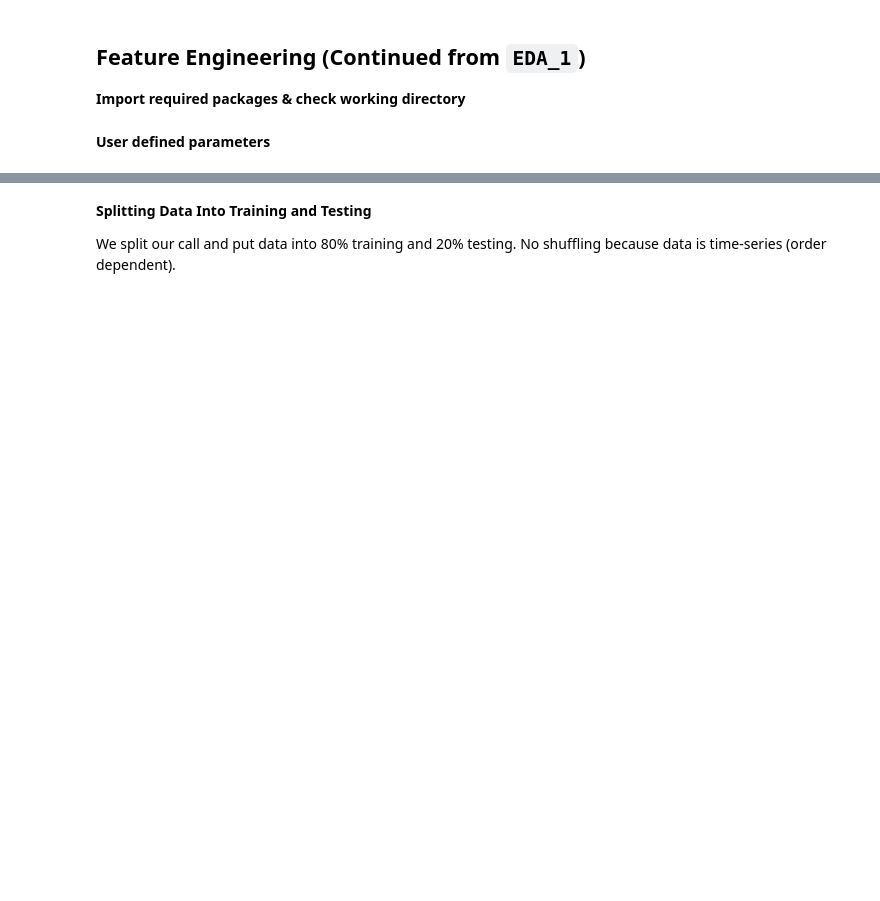
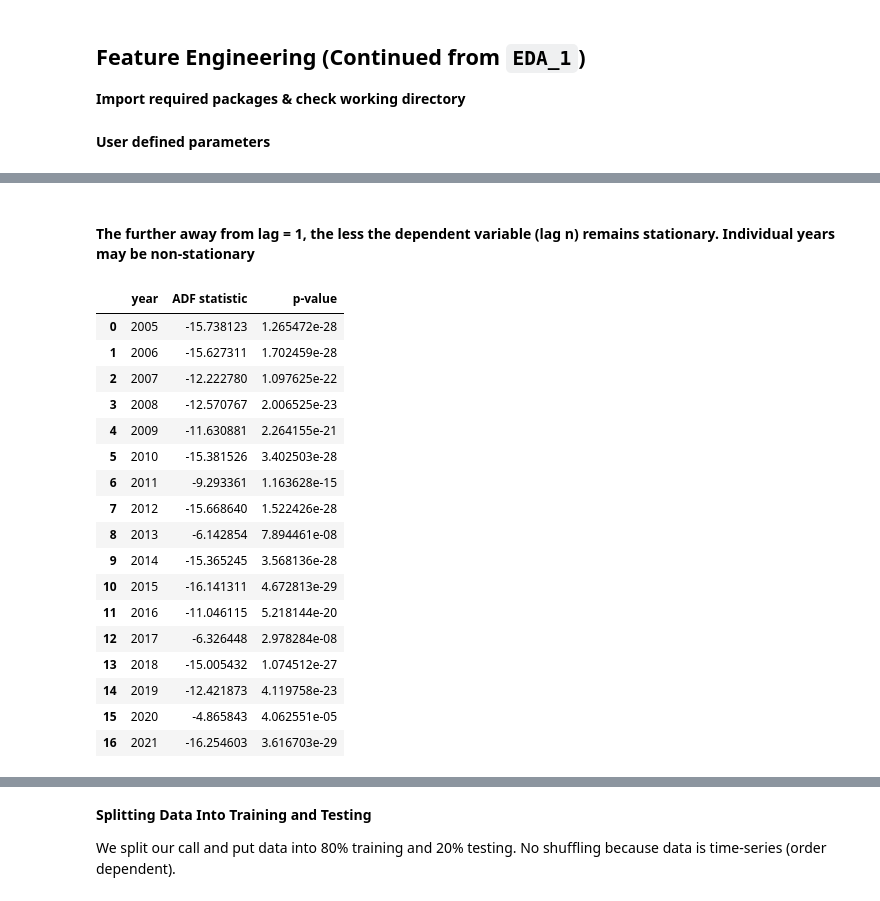
Before and after one commit to jacktan1/Options-Project, a Jupyter notebook: src/EDA_2.ipynb, the cells around one changed output, grey strips where cells are left out. Drawn from its saved outputs; the diff is of its cells as text; code cells hidden in the pictures; blank space fills up the shorter version.

```diff
--- a/src/EDA_2.ipynb
+++ b/src/EDA_2.ipynb
@@ -58,0 +207,37 @@ for n in ["calls", "puts"]:
+# %% [markdown]
+#### The further away from lag = 1, the less the dependent variable (lag n) remains stationary. Individual years may be non-stationary
+# %%
+test_lag = "1"
+dickey_df = pd.DataFrame(columns=["year", "ADF statistic", "p-value"])
+
+for n in range(min_year, max_year + 1):
+    # Filter by year
+    year_df = Y_LAGS_STAT[pd.to_datetime(Y_LAGS_STAT["date"]).dt.year == n]
+    # Get stats
+    if not year_df.empty:
+        adf_year = adfuller(year_df[test_lag].dropna(), regression="c", autolag="AIC")
+        dickey_df = dickey_df.append({"year": n, "ADF statistic": adf_year[0], "p-value": adf_year[1]},
+                                     ignore_index=True)
+
+dickey_df["year"] = dickey_df["year"].astype(int)
+
+dickey_df
+# %% [output]
+|  | year | ADF statistic | p-value |
+| 0 | 2005 | -15.738123 | 1.265472e-28 |
+| 1 | 2006 | -15.627311 | 1.702459e-28 |
+| 2 | 2007 | -12.222780 | 1.097625e-22 |
+| 3 | 2008 | -12.570767 | 2.006525e-23 |
+| 4 | 2009 | -11.630881 | 2.264155e-21 |
+| 5 | 2010 | -15.381526 | 3.402503e-28 |
+| 6 | 2011 | -9.293361 | 1.163628e-15 |
+| 7 | 2012 | -15.668640 | 1.522426e-28 |
+| 8 | 2013 | -6.142854 | 7.894461e-08 |
+| 9 | 2014 | -15.365245 | 3.568136e-28 |
+| 10 | 2015 | -16.141311 | 4.672813e-29 |
+| 11 | 2016 | -11.046115 | 5.218144e-20 |
+| 12 | 2017 | -6.326448 | 2.978284e-08 |
+| 13 | 2018 | -15.005432 | 1.074512e-27 |
+| 14 | 2019 | -12.421873 | 4.119758e-23 |
+| 15 | 2020 | -4.865843 | 4.062551e-05 |
+| 16 | 2021 | -16.254603 | 3.616703e-29 |
```
Also changed, not shown: parts of 63 cells of this notebook, 53 other files.
